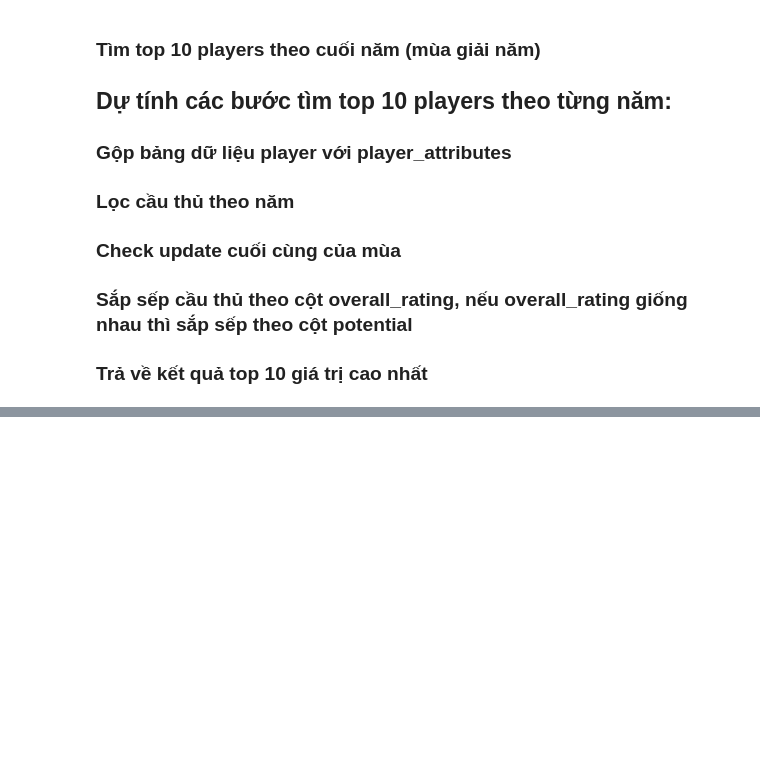
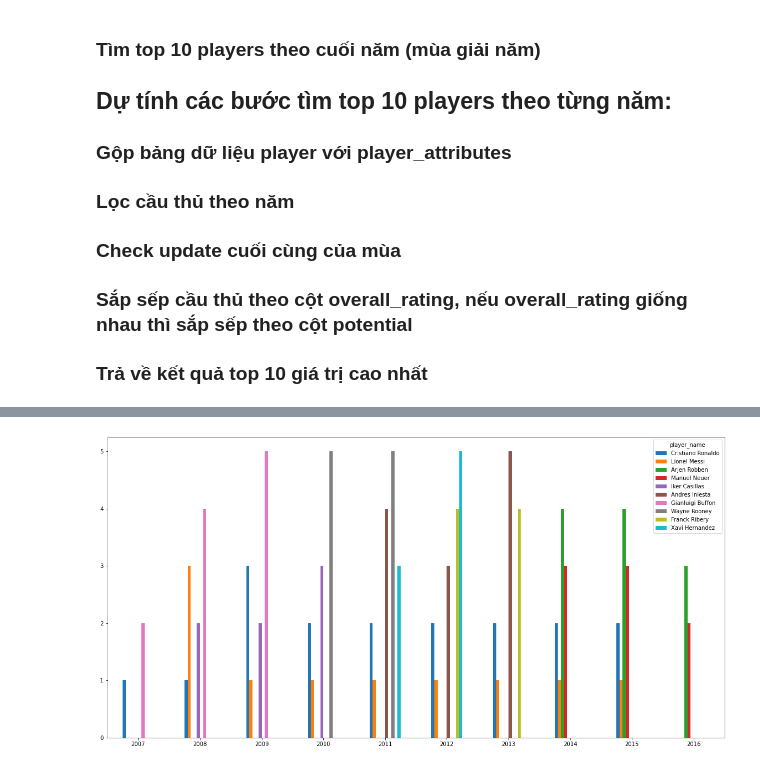
Before and after one commit to Trungtd0304/MiniProjectPython, a Jupyter notebook: miniproject.ipynb, the cells around one changed output, grey strips where cells are left out. Saved outputs shown, nothing was run; the diff lists cells and outputs as text; code cells hidden in the pictures; blank space fills up the shorter version.

```diff
--- a/miniproject.ipynb
+++ b/miniproject.ipynb
@@ -156,0 +256,6 @@ Player_Attributes.head()
+# %%
+df=topPlayer(df_player_attributes,2007)
+df.rename(columns={'index':'rank2007'},inplace=True)
+df=df[['player_api_id','player_name','rank2007']]
+df_rank=df[:5]
+df
@@ -156,0 +274,6 @@ Player_Attributes.head()
+# %%
+year=(2008,2009,2010,2011,2012,2013,2014,2015,2016)
+for y in year:
+    df=topPlayer(df_player_attributes,y)
+    df.rename(columns={'index':'rank'+str(y)},inplace=True)
+    df_rank=pd.merge(df_rank,df[:5],on=['player_api_id', 'player_name'],how='outer')
@@ -156,0 +300,5 @@ Player_Attributes.head()
+# %%
+df_rank.index=df_rank.player_name
+df_rank=df_rank[['rank2007','rank2008','rank2009','rank2010','rank2011','rank2012','rank2013','rank2014','rank2015','rank2016']]
+
+df_rank
@@ -156,0 +324,7 @@ Player_Attributes.head()
+# %%
+df_rank['sum']=df_rank.count(axis=1)
+df_rank=df_rank.sort_values('sum', ascending=False).head(10)
+df_rank=df_rank.replace(np.nan,0).astype(int)
+df_rank=df_rank.drop(['sum'],axis=1)
+df_rank=df_rank.T
+df_rank
@@ -156,0 +348,7 @@ Player_Attributes.head()
+# %%
+df_rank.plot(kind='bar',figsize=(20,10))
+plt.yticks(range(0,6))
+plt.xticks(range(10),('2007','2008','2009','2010','2011','2012','2013','2014','2015','2016'),rotation=0)
+plt.show()
+# %% [output]
+[figure, added]
```
Also changed, not shown: parts of 13 cells of this notebook.
